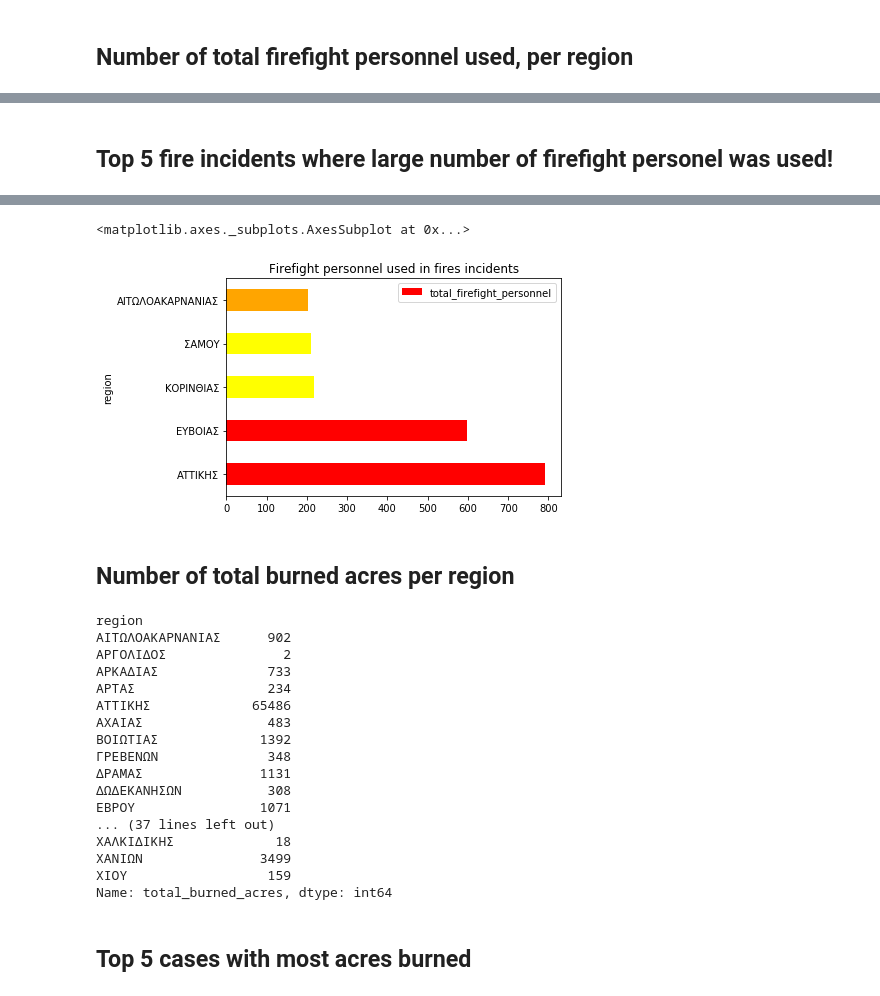
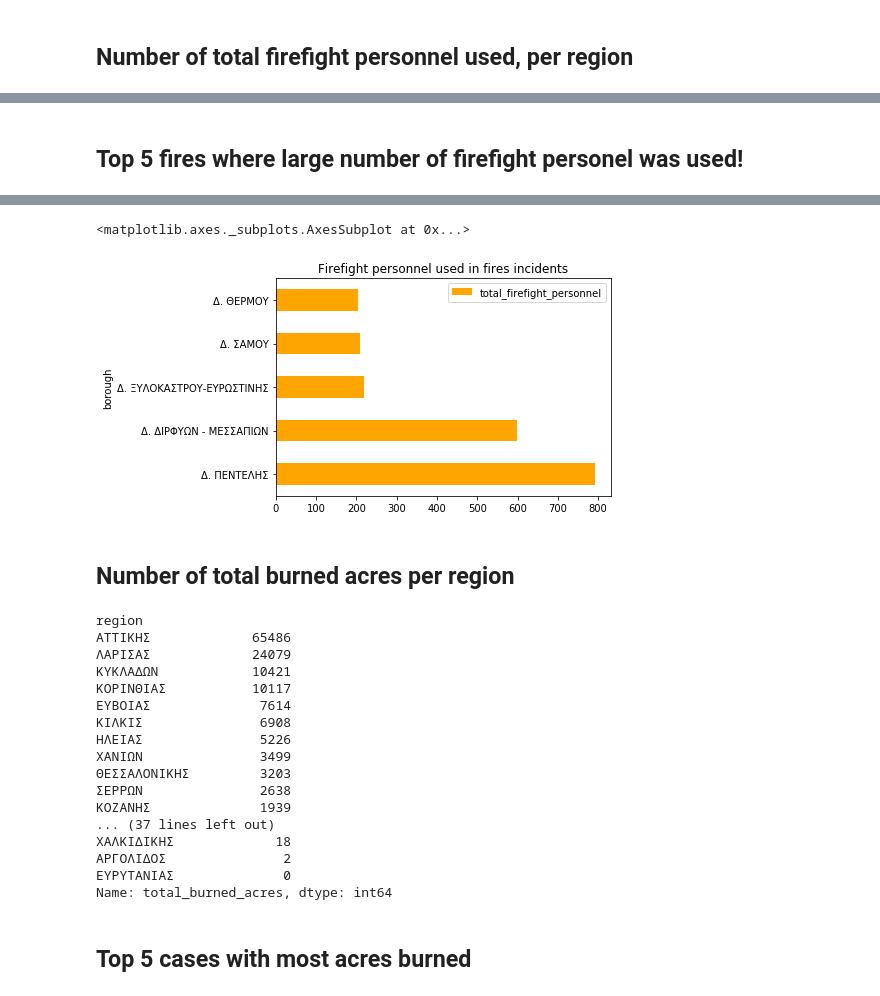
Before and after one commit to kosmaspanag/data-studio-projects, a Jupyter notebook: Weekly projects/Fires_in Greece/Fires in Greece.ipynb, the cells around one changed output, grey strips where cells are left out. Cells and saved outputs as stored; diff of their text form; code cells hidden in the pictures.

```diff
--- a/Weekly projects/Fires_in Greece/Fires in Greece.ipynb
+++ b/Weekly projects/Fires_in Greece/Fires in Greece.ipynb
@@ -419,5 +428,5 @@ Name: total_firefight_personnel, dtype: int64
 # %% [markdown]
-## Top 5 fire incidents where large number of firefight personel was used!
+## Top 5 fires where large number of firefight personel was used!
 # %%
 df.sort_values(by ='total_firefight_personnel', ascending=False).head(5)
 # %% [output]
@@ -428,35 +437,32 @@ df.sort_values(by ='total_firefight_personnel', ascending=False).head(5)
 | 6881 | Π.Υ. ΣΑΜΟΥ | ΣΑΜΟΥ | Δ. ΣΑΜΟΥ | 2018-09-08 20:27:00 | 2018-09-14 22:00:00 | 6 days 01:33:00 | 6.041667 | ... |
 | 4313 | Π.Κ. ΘΕΡΜΟΥ | ΑΙΤΩΛΟΑΚΑΡΝΑΝΙΑΣ | Δ. ΘΕΡΜΟΥ | 2018-09-05 14:20:00 | 2018-09-08 21:00:00 | 3 days 06:40:00 | 3.250000 | ... |
 # %%
-colors = ['red', 'red', 'yellow', 'yellow', 'orange']
-df.sort_values(by ='total_firefight_personnel',ascending=False)[:5].plot(x='region', y='total_firefight_personnel',
-
-
-                        kind='barh', color=colors, title = 'Firefight personnel used in fires incidents')
+df.sort_values(by ='total_firefight_personnel',ascending=False)[:5].plot(x='borough', y='total_firefight_personnel', kind='barh', color='orange',
+                                                title = 'Firefight personnel used in fires incidents')
 # %% [output]
 <matplotlib.axes._subplots.AxesSubplot at 0x...>
-[figure, old version]
+[figure, new version]
 # %% [markdown]
 ## Number of total burned acres per region
 # %%
-df.groupby('region').total_burned_acres.sum()
+df.groupby('region').total_burned_acres.sum().sort_values(ascending=False)
 # %% [output]
 region
-ΑΙΤΩΛΟΑΚΑΡΝΑΝΙΑΣ      902
-ΑΡΓΟΛΙΔΟΣ               2
-ΑΡΚΑΔΙΑΣ              733
-ΑΡΤΑΣ                 234
 ΑΤΤΙΚΗΣ             65486
-ΑΧΑΙΑΣ                483
-ΒΟΙΩΤΙΑΣ             1392
-ΓΡΕΒΕΝΩΝ              348
-ΔΡΑΜΑΣ               1131
-ΔΩΔΕΚΑΝΗΣΩΝ           308
-ΕΒΡΟΥ                1071
+ΛΑΡΙΣΑΣ             24079
+ΚΥΚΛΑΔΩΝ            10421
+ΚΟΡΙΝΘΙΑΣ           10117
+ΕΥΒΟΙΑΣ              7614
+ΚΙΛΚΙΣ               6908
+ΗΛΕΙΑΣ               5226
+ΧΑΝΙΩΝ               3499
+ΘΕΣΣΑΛΟΝΙΚΗΣ         3203
+ΣΕΡΡΩΝ               2638
+ΚΟΖΑΝΗΣ              1939
 ... (37 lines left out)
 ΧΑΛΚΙΔΙΚΗΣ             18
-ΧΑΝΙΩΝ               3499
-ΧΙΟΥ                  159
+ΑΡΓΟΛΙΔΟΣ               2
+ΕΥΡΥΤΑΝΙΑΣ              0
 Name: total_burned_acres, dtype: int64
 # %% [markdown]
 ## Top 5 cases with most acres burned
```
Also changed, not shown: parts of 11 cells of this notebook, 35 other files.
